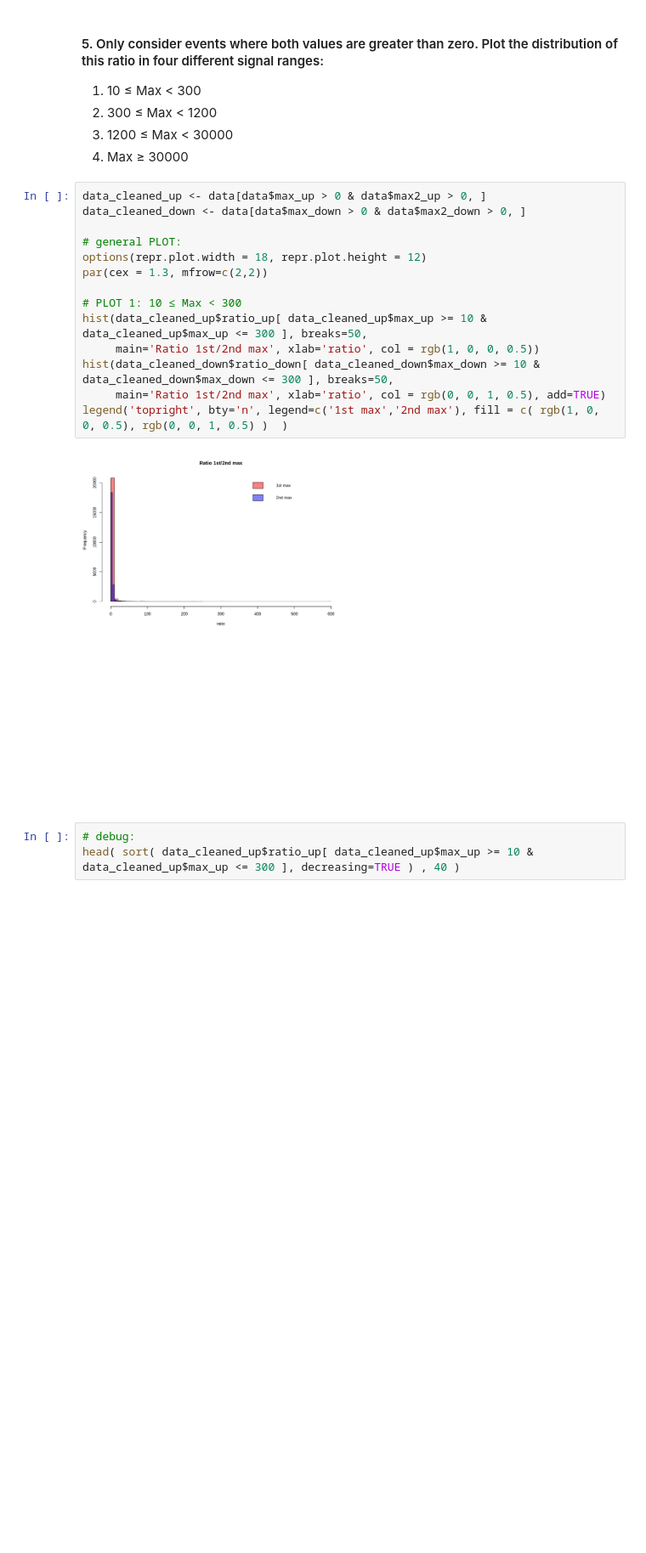
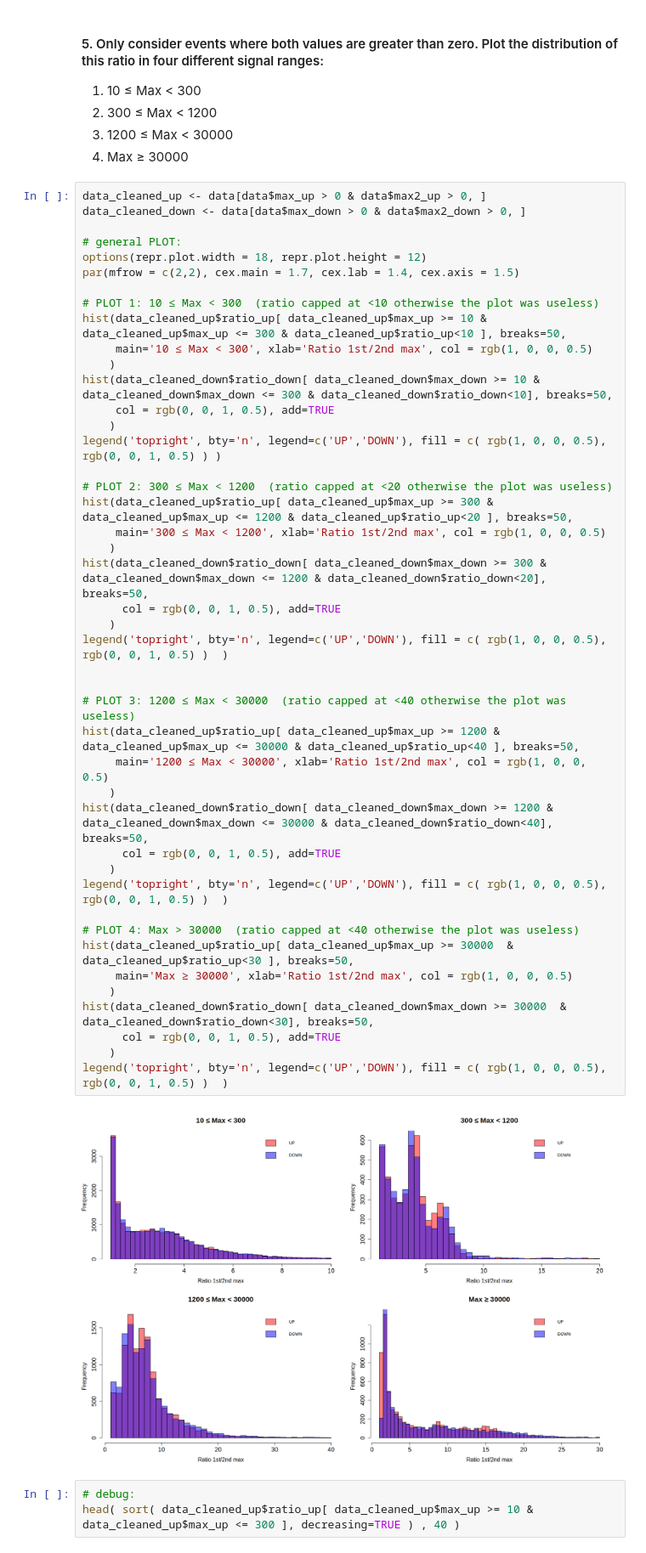
Before and after one commit to seccobenedetto/ex_Advanced_Statistics, a Jupyter notebook: lab_1/lab_1.ipynb, the cells around one changed output. Shown at 85% size. Drawn from its saved outputs; the diff is of its cells as text; blank space fills up the shorter version.

```diff
--- a/lab_1/lab_1.ipynb
+++ b/lab_1/lab_1.ipynb
@@ -647,19 +647,49 @@ The reason for big negative ratios is probably the presence of little negative v
 # %%
 data_cleaned_up <- data[data$max_up > 0 & data$max2_up > 0, ]
 data_cleaned_down <- data[data$max_down > 0 & data$max2_down > 0, ]
 
 # general PLOT:
 options(repr.plot.width = 18, repr.plot.height = 12)
-par(cex = 1.3, mfrow=c(2,2))
+par(mfrow = c(2,2), cex.main = 1.7, cex.lab = 1.4, cex.axis = 1.5)
 
-# PLOT 1: 10 ≤ Max < 300
-hist(data_cleaned_up$ratio_up[ data_cleaned_up$max_up >= 10 & data_cleaned_up$max_up <= 300 ], breaks=50,
-     main='Ratio 1st/2nd max', xlab='ratio', col = rgb(1, 0, 0, 0.5))
-hist(data_cleaned_down$ratio_down[ data_cleaned_down$max_down >= 10 & data_cleaned_down$max_down <= 300 ], breaks=50,
-     main='Ratio 1st/2nd max', xlab='ratio', col = rgb(0, 0, 1, 0.5), add=TRUE)
-legend('topright', bty='n', legend=c('1st max','2nd max'), fill = c( rgb(1, 0, 0, 0.5), rgb(0, 0, 1, 0.5) )  )
+# PLOT 1: 10 ≤ Max < 300  (ratio capped at <10 otherwise the plot was useless)
+hist(data_cleaned_up$ratio_up[ data_cleaned_up$max_up >= 10 & data_cleaned_up$max_up <= 300 & data_cleaned_up$ratio_up<10 ], breaks=50,
+     main='10 ≤ Max < 300', xlab='Ratio 1st/2nd max', col = rgb(1, 0, 0, 0.5)
+    )
+hist(data_cleaned_down$ratio_down[ data_cleaned_down$max_down >= 10 & data_cleaned_down$max_down <= 300 & data_cleaned_down$ratio_down<10], breaks=50,
+     col = rgb(0, 0, 1, 0.5), add=TRUE
+    )
+legend('topright', bty='n', legend=c('UP','DOWN'), fill = c( rgb(1, 0, 0, 0.5), rgb(0, 0, 1, 0.5) ) )
+
+# PLOT 2: 300 ≤ Max < 1200  (ratio capped at <20 otherwise the plot was useless)
+hist(data_cleaned_up$ratio_up[ data_cleaned_up$max_up >= 300 & data_cleaned_up$max_up <= 1200 & data_cleaned_up$ratio_up<20 ], breaks=50,
+     main='300 ≤ Max < 1200', xlab='Ratio 1st/2nd max', col = rgb(1, 0, 0, 0.5)
+    )
+hist(data_cleaned_down$ratio_down[ data_cleaned_down$max_down >= 300 & data_cleaned_down$max_down <= 1200 & data_cleaned_down$ratio_down<20], breaks=50,
+      col = rgb(0, 0, 1, 0.5), add=TRUE
+    )
+legend('topright', bty='n', legend=c('UP','DOWN'), fill = c( rgb(1, 0, 0, 0.5), rgb(0, 0, 1, 0.5) )  )
+
+
+# PLOT 3: 1200 ≤ Max < 30000  (ratio capped at <40 otherwise the plot was useless)
+hist(data_cleaned_up$ratio_up[ data_cleaned_up$max_up >= 1200 & data_cleaned_up$max_up <= 30000 & data_cleaned_up$ratio_up<40 ], breaks=50,
+     main='1200 ≤ Max < 30000', xlab='Ratio 1st/2nd max', col = rgb(1, 0, 0, 0.5)
+    )
+hist(data_cleaned_down$ratio_down[ data_cleaned_down$max_down >= 1200 & data_cleaned_down$max_down <= 30000 & data_cleaned_down$ratio_down<40], breaks=50,
+      col = rgb(0, 0, 1, 0.5), add=TRUE
+    )
+legend('topright', bty='n', legend=c('UP','DOWN'), fill = c( rgb(1, 0, 0, 0.5), rgb(0, 0, 1, 0.5) )  )
+
+# PLOT 4: Max > 30000  (ratio capped at <40 otherwise the plot was useless)
+hist(data_cleaned_up$ratio_up[ data_cleaned_up$max_up >= 30000  & data_cleaned_up$ratio_up<30 ], breaks=50,
+     main='Max ≥ 30000', xlab='Ratio 1st/2nd max', col = rgb(1, 0, 0, 0.5)
+    )
+hist(data_cleaned_down$ratio_down[ data_cleaned_down$max_down >= 30000  & data_cleaned_down$ratio_down<30], breaks=50,
+      col = rgb(0, 0, 1, 0.5), add=TRUE
+    )
+legend('topright', bty='n', legend=c('UP','DOWN'), fill = c( rgb(1, 0, 0, 0.5), rgb(0, 0, 1, 0.5) )  )
 # %% [output]
-[figure, old version]
+[figure, new version]
 # %%
 # debug:
 head( sort( data_cleaned_up$ratio_up[ data_cleaned_up$max_up >= 10 & data_cleaned_up$max_up <= 300 ], decreasing=TRUE ) , 40 )
```
